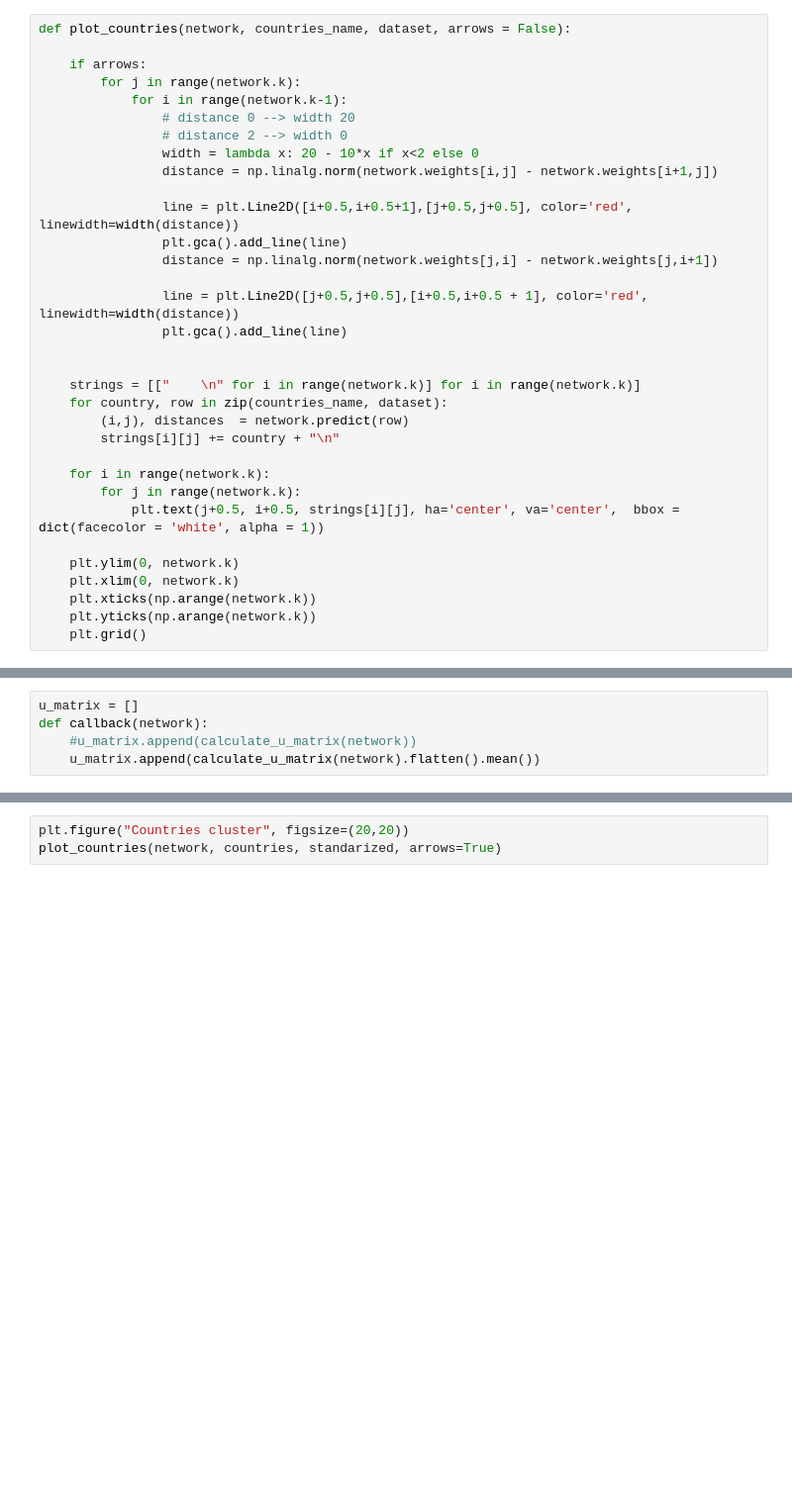
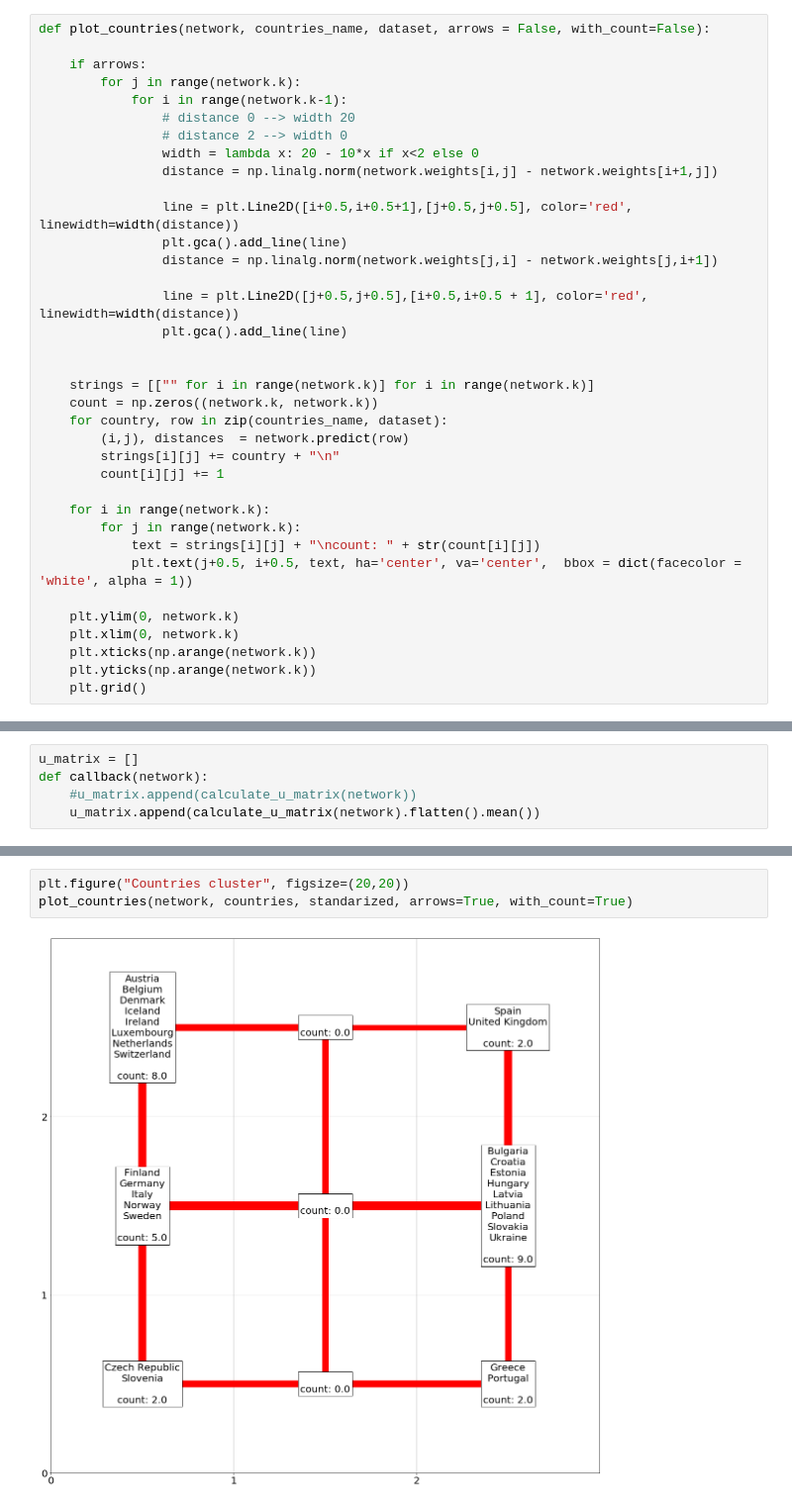
Before and after one commit to Natu17/TPs_SIA, a Jupyter notebook: TP4/ej1a.ipynb, the cells around one changed output, grey strips where cells are left out. Shown at 99% size. Drawn from its saved outputs; the diff is of its cells as text; blank space fills up the shorter version.

```diff
--- a/TP4/ej1a.ipynb
+++ b/TP4/ej1a.ipynb
@@ -50,5 +51,5 @@ def plot_u_matrix(network, dataset):
 # %%
-def plot_countries(network, countries_name, dataset, arrows = False):
+def plot_countries(network, countries_name, dataset, arrows = False, with_count=False):
 
     if arrows:
         for j in range(network.k):
@@ -66,14 +67,17 @@ def plot_countries(network, countries_name, dataset, arrows = False):
                 plt.gca().add_line(line)
 
 
-    strings = [["    \n" for i in range(network.k)] for i in range(network.k)]
+    strings = [["" for i in range(network.k)] for i in range(network.k)]
+    count = np.zeros((network.k, network.k))
     for country, row in zip(countries_name, dataset):
         (i,j), distances  = network.predict(row)
         strings[i][j] += country + "\n"
+        count[i][j] += 1
 
     for i in range(network.k):
         for j in range(network.k):
-            plt.text(j+0.5, i+0.5, strings[i][j], ha='center', va='center',  bbox = dict(facecolor = 'white', alpha = 1))
+            text = strings[i][j] + "\ncount: " + str(count[i][j])
+            plt.text(j+0.5, i+0.5, text, ha='center', va='center',  bbox = dict(facecolor = 'white', alpha = 1))
 
     plt.ylim(0, network.k)
     plt.xlim(0, network.k)
@@ -103,6 +111,8 @@ plot_u_matrix(network, standarized)
 # %%
 plt.figure("Countries cluster", figsize=(20,20))
-plot_countries(network, countries, standarized, arrows=True)
+plot_countries(network, countries, standarized, arrows=True, with_count=True)
+# %% [output]
+[figure, added]
 # %%
 for idx, var in enumerate(variable_names):
     plt.figure(var, figsize=(20,20))
```
Also changed, not shown: parts of 9 cells of this notebook, 7 other files.
